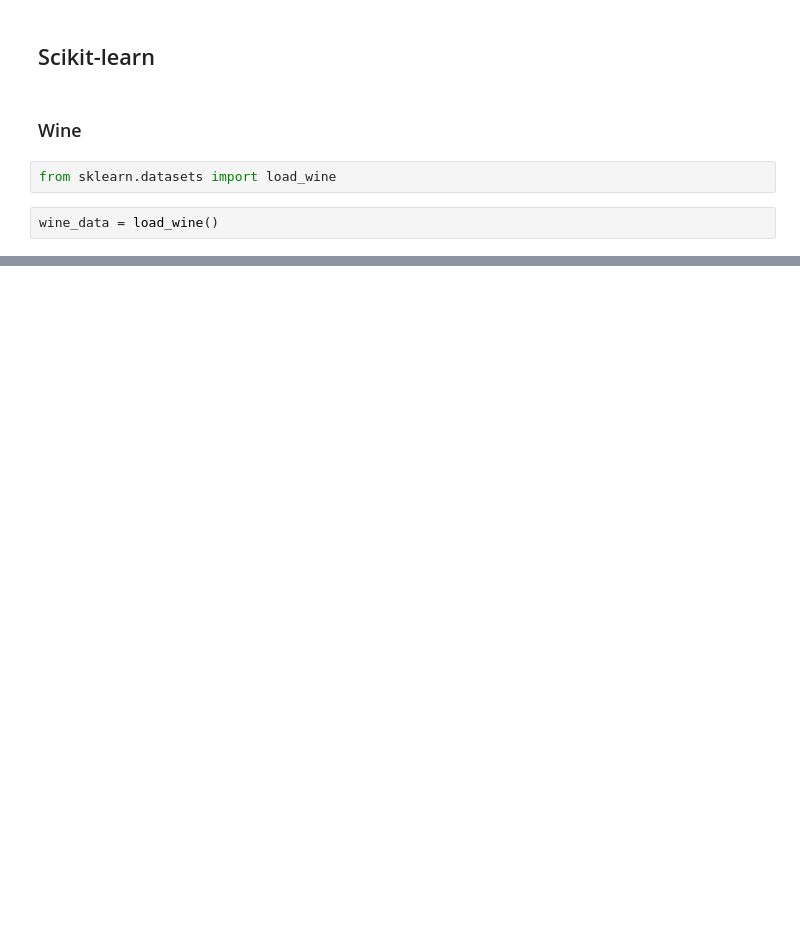
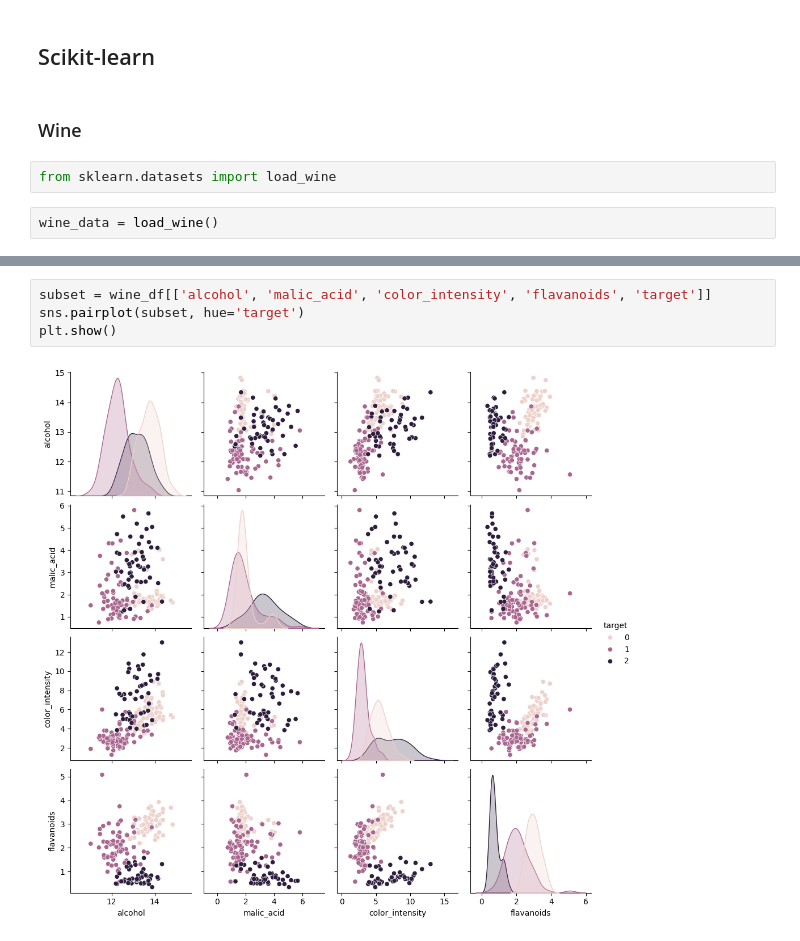
Before and after one commit to poslam/sem6-ds, a Jupyter notebook: ml/labs/1/1.ipynb, the cells around one changed output, grey strips where cells are left out. Saved outputs shown, nothing was run; the diff lists cells and outputs as text; blank space fills up the shorter version.

```diff
--- a/ml/labs/1/1.ipynb
+++ b/ml/labs/1/1.ipynb
@@ -144,0 +236,6 @@ wine_data
+# %%
+subset = wine_df[['alcohol', 'malic_acid', 'color_intensity', 'flavanoids', 'target']]
+sns.pairplot(subset, hue='target')
+plt.show()
+# %% [output]
+[figure, added]
```
Also changed, not shown: parts of 15 cells of this notebook, 1 other file.
